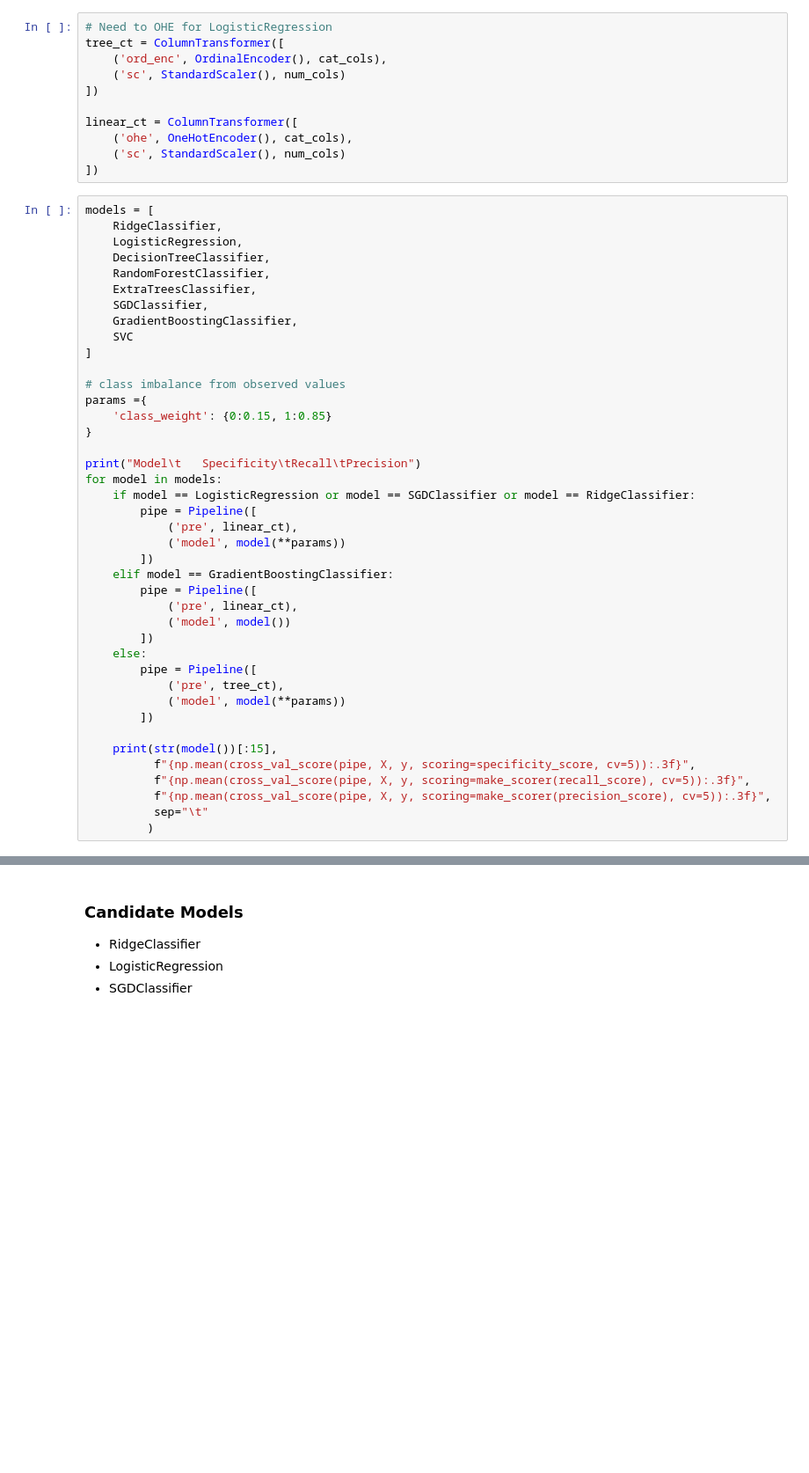
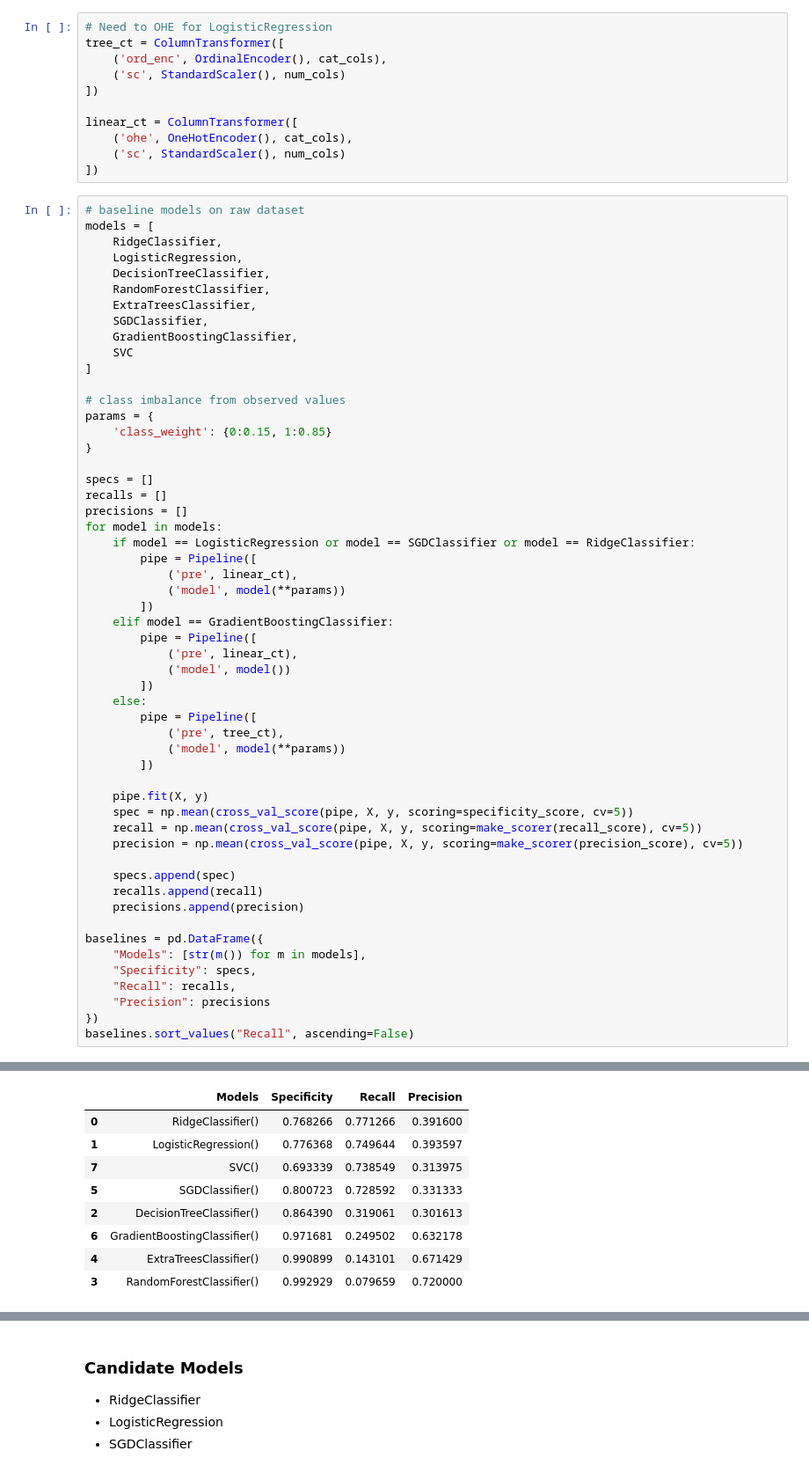
Before and after one commit to ZachDougherty/Predicting-Employee-Attrition, a Jupyter notebook: attrition_model.ipynb, the cells around one changed output, grey strips where cells are left out. Shown: that part at 88% size. Cells and saved outputs as stored; diff of their text form; blank space fills up the shorter version.

```diff
--- a/attrition_model.ipynb
+++ b/attrition_model.ipynb
@@ -119,6 +121,7 @@ linear_ct = ColumnTransformer([
     ('sc', StandardScaler(), num_cols)
 ])
 # %%
+# baseline models on raw dataset
 models = [
     RidgeClassifier,
     LogisticRegression,
@@ -131,11 +134,13 @@ models = [
 ]
 
 # class imbalance from observed values
-params ={
+params = {
     'class_weight': {0:0.15, 1:0.85}
 }
 
-print("Model\t   Specificity\tRecall\tPrecision")
+specs = []
+recalls = []
+precisions = []
 for model in models:
     if model == LogisticRegression or model == SGDClassifier or model == RidgeClassifier:
         pipe = Pipeline([
@@ -153,10 +158,20 @@ for model in models:
             ('model', model(**params))
         ])
 
-    print(str(model())[:15],
-          f"{np.mean(cross_val_score(pipe, X, y, scoring=specificity_score, cv=5)):.3f}",
-          f"{np.mean(cross_val_score(pipe, X, y, scoring=make_scorer(recall_score), cv=5)):.3f}",
-          f"{np.mean(cross_val_score(pipe, X, y, scoring=make_scorer(precision_score), cv=5)):.3f}",
-          sep="\t"
-         )
+    pipe.fit(X, y)
+    spec = np.mean(cross_val_score(pipe, X, y, scoring=specificity_score, cv=5))
+    recall = np.mean(cross_val_score(pipe, X, y, scoring=make_scorer(recall_score), cv=5))
+    precision = np.mean(cross_val_score(pipe, X, y, scoring=make_scorer(precision_score), cv=5))
+
+    specs.append(spec)
+    recalls.append(recall)
+    precisions.append(precision)
+
+baselines = pd.DataFrame({
+    "Models": [str(m()) for m in models],
+    "Specificity": specs,
+    "Recall": recalls,
+    "Precision": precisions
+})
+baselines.sort_values("Recall", ascending=False)
 # %% [output]
@@ -172 +178,10 @@ SVC()   0.693   0.739   0.314
+|  | Models | Specificity | Recall | Precision |
+| 0 | RidgeClassifier() | 0.768266 | 0.771266 | 0.391600 |
+| 1 | LogisticRegression() | 0.776368 | 0.749644 | 0.393597 |
+| 7 | SVC() | 0.693339 | 0.738549 | 0.313975 |
+| 5 | SGDClassifier() | 0.800723 | 0.728592 | 0.331333 |
+| 2 | DecisionTreeClassifier() | 0.864390 | 0.319061 | 0.301613 |
+| 6 | GradientBoostingClassifier() | 0.971681 | 0.249502 | 0.632178 |
+| 4 | ExtraTreesClassifier() | 0.990899 | 0.143101 | 0.671429 |
+| 3 | RandomForestClassifier() | 0.992929 | 0.079659 | 0.720000 |
 # %% [markdown]
```
Also changed, not shown: parts of 24 cells of this notebook.
